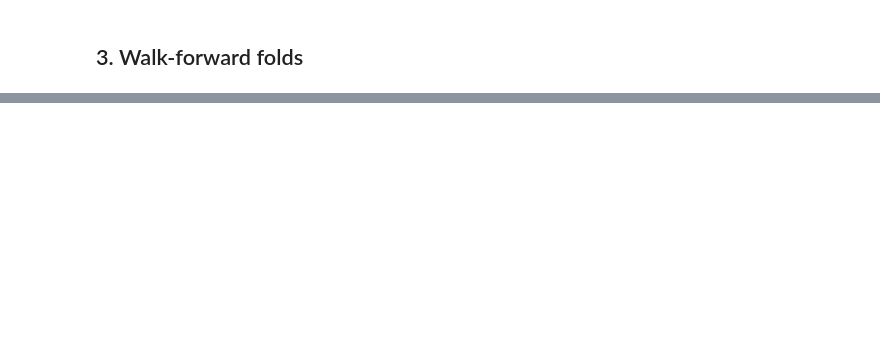
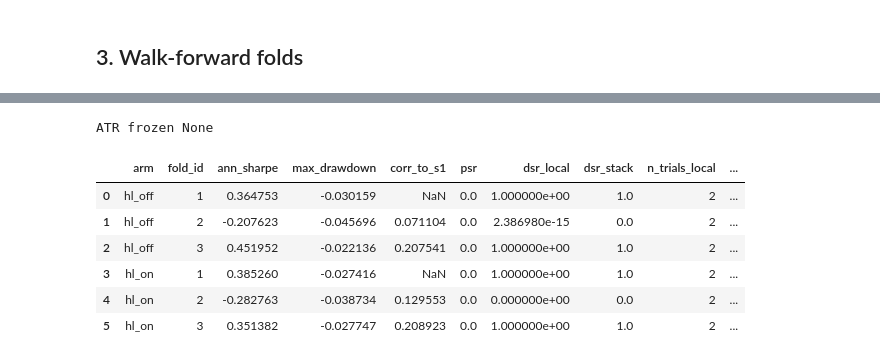
Before and after one commit to charlievellacott/trading_portfolio, a Jupyter notebook: 02_research/s2_coint/notebooks/hypothesis_tests/H-010_exits.ipynb, the cells around one changed output, grey strips where cells are left out. Saved outputs shown, nothing was run; the diff lists cells and outputs as text; code cells hidden in the pictures; blank space fills up the shorter version.

```diff
--- a/02_research/s2_coint/notebooks/hypothesis_tests/H-010_exits.ipynb
+++ b/02_research/s2_coint/notebooks/hypothesis_tests/H-010_exits.ipynb
@@ -203,0 +262,35 @@ wrote C:\Users\User\Desktop\ML Algorithmic Trading\Portfolio 26\trading_portfoli
+# %%
+stack = load_star_stack(STAR_PATH)
+atr_frozen = None if stack.get("ATR_EXIT_STAR") in (None, "off") else float(stack["ATR_EXIT_STAR"])
+pair_loss = float(stack.get("PAIR_MAX_LOSS_STAR", PAIR_MAX_LOSS))
+
+configs_hl = {
+    "hl_off": config_from_stack(
+        stack,
+        atr_stop_mult=atr_frozen,
+        hl_exit_n=None,
+        pair_max_loss=pair_loss,
+        atr_risk_frac=float(ATR_RISK_FRAC),
+    ),
+    "hl_on": config_from_stack(
+        stack,
+        atr_stop_mult=atr_frozen,
+        hl_exit_n=float(HL_EXIT_N),
+        pair_max_loss=pair_loss,
+        atr_risk_frac=float(ATR_RISK_FRAC),
+    ),
+}
+
+fold_df_hl = fold_val_metrics(panel, folds, configs_hl, hyp_id=HYP_ID, s1_weekly=s1_weekly)
+full_is_df_hl = full_is_metrics(panel, configs_hl, hyp_id=HYP_ID, s1_weekly=s1_weekly)
+print("ATR frozen", atr_frozen)
+fold_df_hl
+# %% [output]
+ATR frozen None
+|  | arm | fold_id | ann_sharpe | max_drawdown | corr_to_s1 | psr | dsr_local | dsr_stack | n_trials_local | ... |
+| 0 | hl_off | 1 | 0.364753 | -0.030159 | NaN | 0.0 | 1.000000e+00 | 1.0 | 2 | ... |
+| 1 | hl_off | 2 | -0.207623 | -0.045696 | 0.071104 | 0.0 | 2.386980e-15 | 0.0 | 2 | ... |
+| 2 | hl_off | 3 | 0.451952 | -0.022136 | 0.207541 | 0.0 | 1.000000e+00 | 1.0 | 2 | ... |
+| 3 | hl_on | 1 | 0.385260 | -0.027416 | NaN | 0.0 | 1.000000e+00 | 1.0 | 2 | ... |
+| 4 | hl_on | 2 | -0.282763 | -0.038734 | 0.129553 | 0.0 | 0.000000e+00 | 0.0 | 2 | ... |
+| 5 | hl_on | 3 | 0.351382 | -0.027747 | 0.208923 | 0.0 | 1.000000e+00 | 1.0 | 2 | ... |
```
Also changed, not shown: parts of 27 cells of this notebook, 16 other files.
